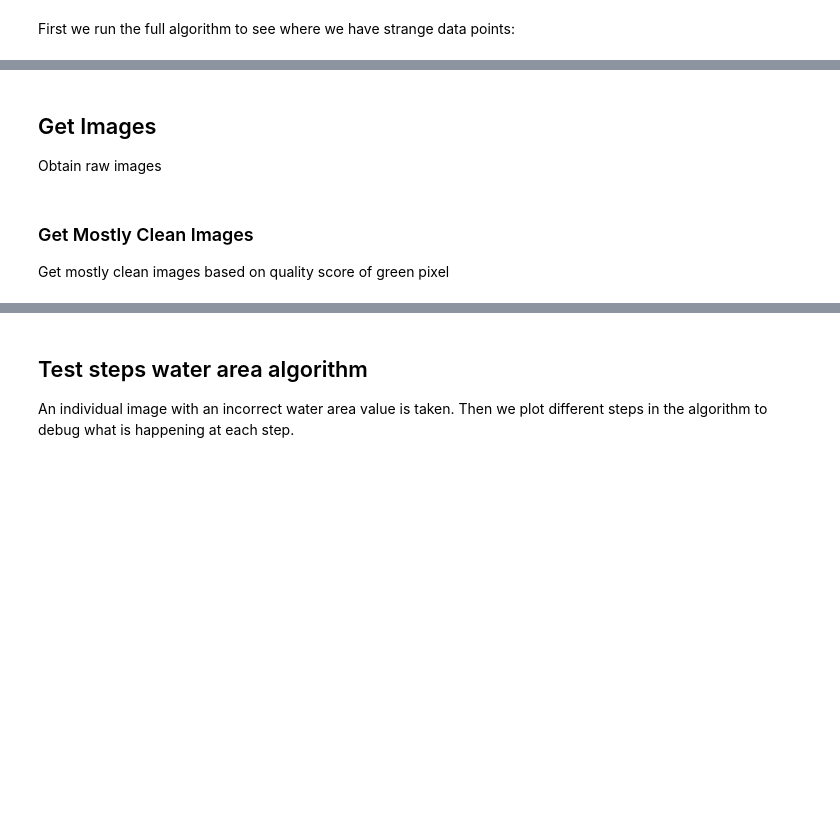
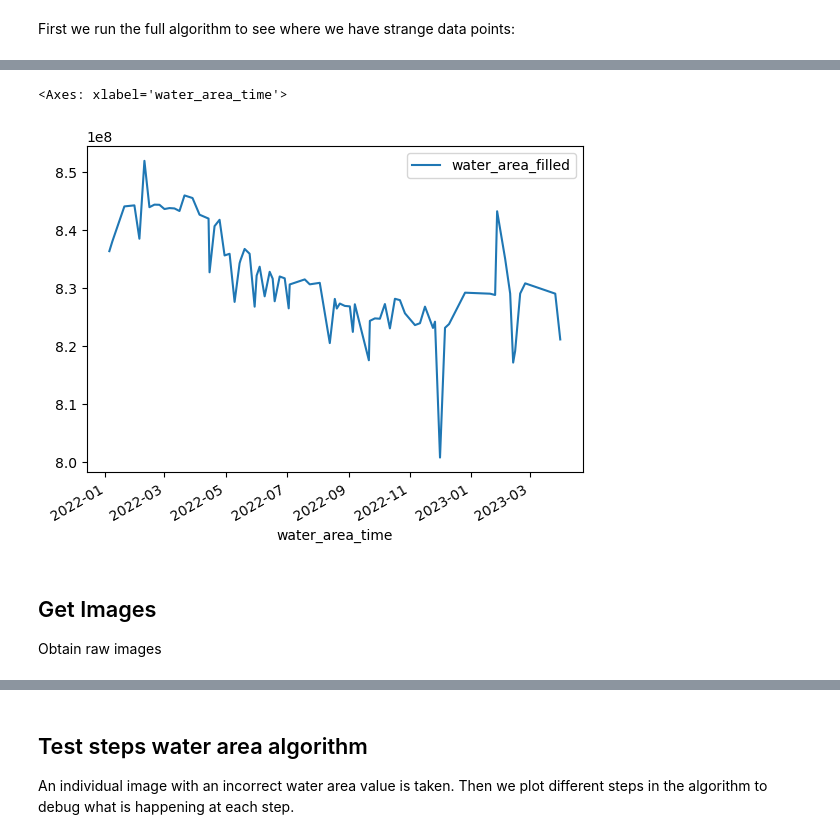
Before and after one commit to global-water-watch/research-reservoir-water-dynamics, a Jupyter notebook: notebooks/debugging/Lake_Salton_bug.ipynb, the cells around one changed output, grey strips where cells are left out. Saved outputs shown, nothing was run; the diff lists cells and outputs as text; code cells hidden in the pictures; blank space fills up the shorter version.

```diff
--- a/notebooks/debugging/Lake_Salton_bug.ipynb
+++ b/notebooks/debugging/Lake_Salton_bug.ipynb
@@ -121,3 +138,8 @@ df
+# %%
+df.plot("water_area_time", "water_area_filled")
+# %% [output]
+<Axes: xlabel='water_area_time'>
+[figure, added]
 # %% [markdown]
 ## Get Images
 Obtain raw images
@@ -134,6 +156,3 @@ images = getImages(waterbody.geometry(), {
     'missions': missions,
     'scale': scale * 10,
 }).sort("system:time_start")
-# %% [markdown]
-### Get Mostly Clean Images
-Get mostly clean images based on quality score of green pixel
```
Also changed, not shown: parts of 37 cells of this notebook.
